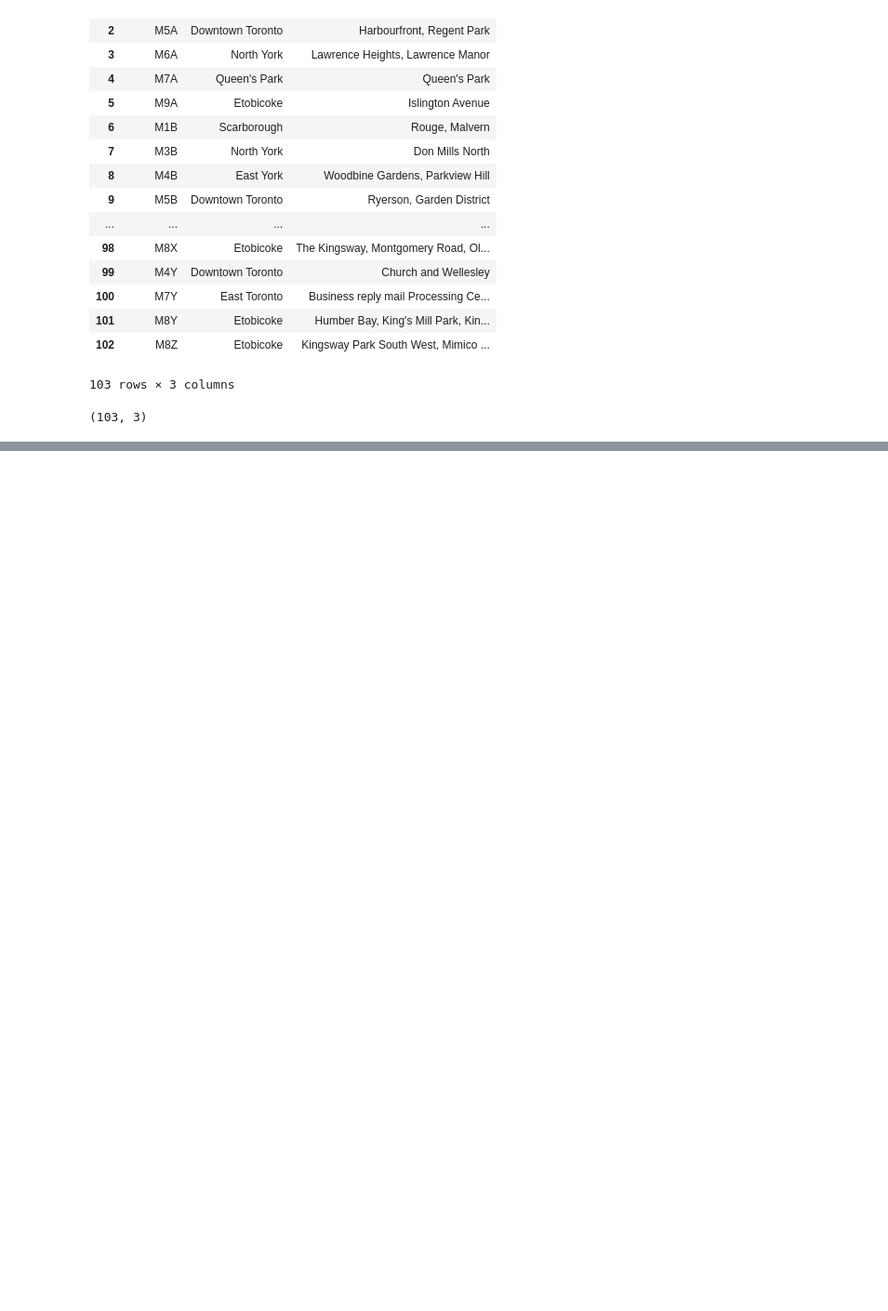
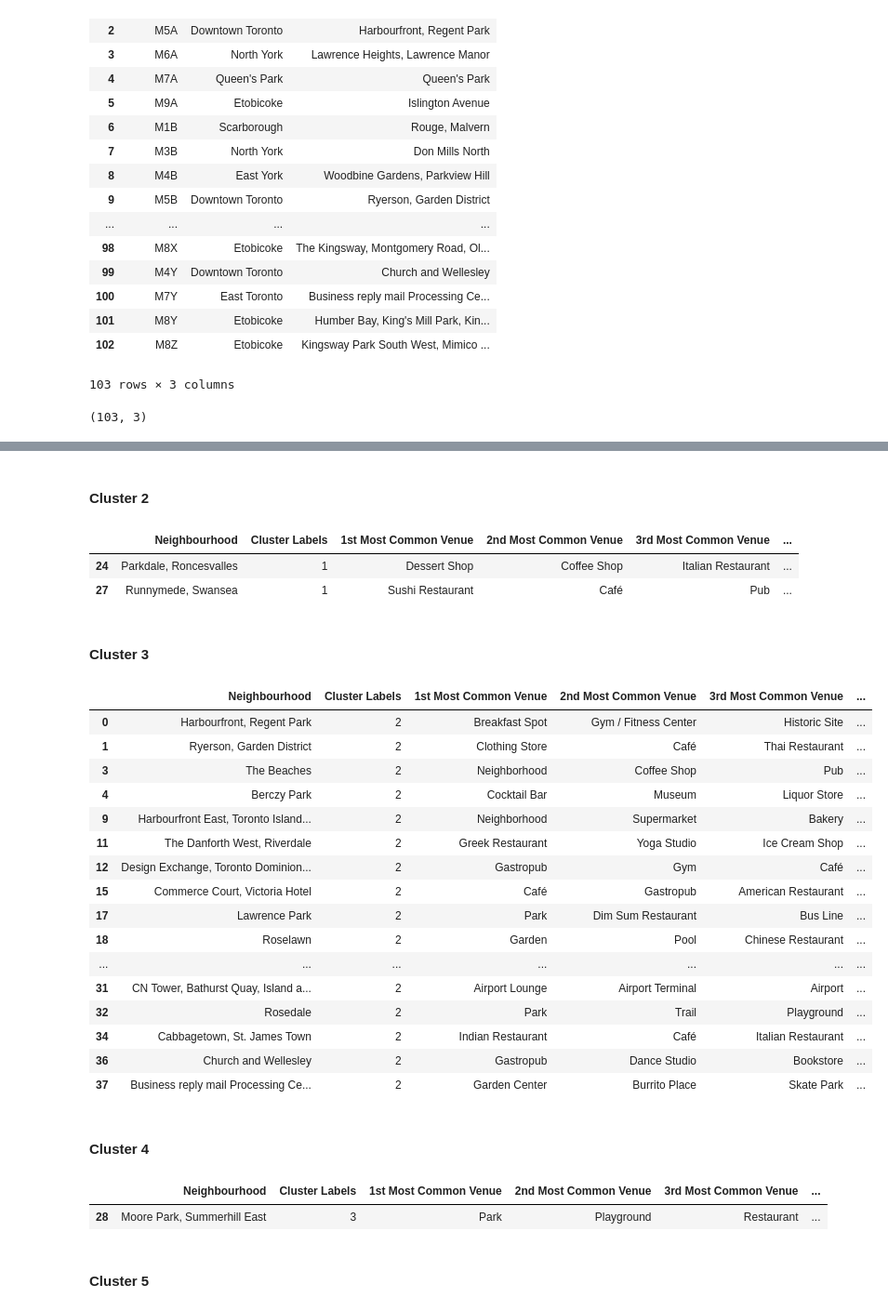
Before and after one commit to ibamong/Coursera_Capstone, a Jupyter notebook: Segmenting and Clustering Neighborhoods in Toronto.ipynb, the cells around one changed output, grey strips where cells are left out. Shown at 93% size. Drawn from its saved outputs; the diff is of its cells as text; code cells hidden in the pictures; blank space fills up the shorter version.

```diff
--- a/Segmenting and Clustering Neighborhoods in Toronto.ipynb
+++ b/Segmenting and Clustering Neighborhoods in Toronto.ipynb
@@ -77,0 +489,11 @@ postcode_df.shape
+# %%
+# set number of clusters
+kclusters = 5
+
+toronto_grouped_clustering = toronto_grouped.drop('Neighbourhood', 1)
+
+# run k-means clustering
+kmeans = KMeans(n_clusters=kclusters, random_state=0).fit(toronto_grouped_clustering)
+
+# check cluster labels generated for each row in the dataframe
+kmeans.labels_[0:10]
@@ -77,0 +504,10 @@ postcode_df.shape
+# %%
+toronto_merged = toronto_data
+
+# add clustering labels
+toronto_merged['Cluster Labels'] = kmeans.labels_
+
+# merge toronto_grouped with toronto_data to add latitude/longitude for each neighborhood
+toronto_merged = toronto_merged.join(neighborhoods_venues_sorted.set_index('Neighbourhood'), on='Neighbourhood')
+
+toronto_merged.head() # check the last columns!
@@ -77,0 +565,39 @@ postcode_df.shape
+# %% [markdown]
+#### Cluster 2
+# %%
+toronto_merged.loc[toronto_merged['Cluster Labels'] == 1, toronto_merged.columns[[2] + list(range(5, toronto_merged.shape[1]))]]
+# %% [output]
+|  | Neighbourhood | Cluster Labels | 1st Most Common Venue | 2nd Most Common Venue | 3rd Most Common Venue | ... |
+| 24 | Parkdale, Roncesvalles | 1 | Dessert Shop | Coffee Shop | Italian Restaurant | ... |
+| 27 | Runnymede, Swansea | 1 | Sushi Restaurant | Café | Pub | ... |
+# %% [markdown]
+#### Cluster 3
+# %%
+toronto_merged.loc[toronto_merged['Cluster Labels'] == 2, toronto_merged.columns[[2] + list(range(5, toronto_merged.shape[1]))]]
+# %% [output]
+|  | Neighbourhood | Cluster Labels | 1st Most Common Venue | 2nd Most Common Venue | 3rd Most Common Venue | ... |
+| 0 | Harbourfront, Regent Park | 2 | Breakfast Spot | Gym / Fitness Center | Historic Site | ... |
+| 1 | Ryerson, Garden District | 2 | Clothing Store | Café | Thai Restaurant | ... |
+| 3 | The Beaches | 2 | Neighborhood | Coffee Shop | Pub | ... |
+| 4 | Berczy Park | 2 | Cocktail Bar | Museum | Liquor Store | ... |
+| 9 | Harbourfront East, Toronto Island... | 2 | Neighborhood | Supermarket | Bakery | ... |
+| 11 | The Danforth West, Riverdale | 2 | Greek Restaurant | Yoga Studio | Ice Cream Shop | ... |
+| 12 | Design Exchange, Toronto Dominion... | 2 | Gastropub | Gym | Café | ... |
+| 15 | Commerce Court, Victoria Hotel | 2 | Café | Gastropub | American Restaurant | ... |
+| 17 | Lawrence Park | 2 | Park | Dim Sum Restaurant | Bus Line | ... |
+| 18 | Roselawn | 2 | Garden | Pool | Chinese Restaurant | ... |
+| ... | ... | ... | ... | ... | ... | ... |
+| 31 | CN Tower, Bathurst Quay, Island a... | 2 | Airport Lounge | Airport Terminal | Airport | ... |
+| 32 | Rosedale | 2 | Park | Trail | Playground | ... |
+| 34 | Cabbagetown, St. James Town | 2 | Indian Restaurant | Café | Italian Restaurant | ... |
+| 36 | Church and Wellesley | 2 | Gastropub | Dance Studio | Bookstore | ... |
+| 37 | Business reply mail Processing Ce... | 2 | Garden Center | Burrito Place | Skate Park | ... |
+# %% [markdown]
+#### Cluster 4
+# %%
+toronto_merged.loc[toronto_merged['Cluster Labels'] == 3, toronto_merged.columns[[2] + list(range(5, toronto_merged.shape[1]))]]
+# %% [output]
+|  | Neighbourhood | Cluster Labels | 1st Most Common Venue | 2nd Most Common Venue | 3rd Most Common Venue | ... |
+| 28 | Moore Park, Summerhill East | 3 | Park | Playground | Restaurant | ... |
+# %% [markdown]
+#### Cluster 5
```
Also changed, not shown: parts of 58 cells of this notebook.
